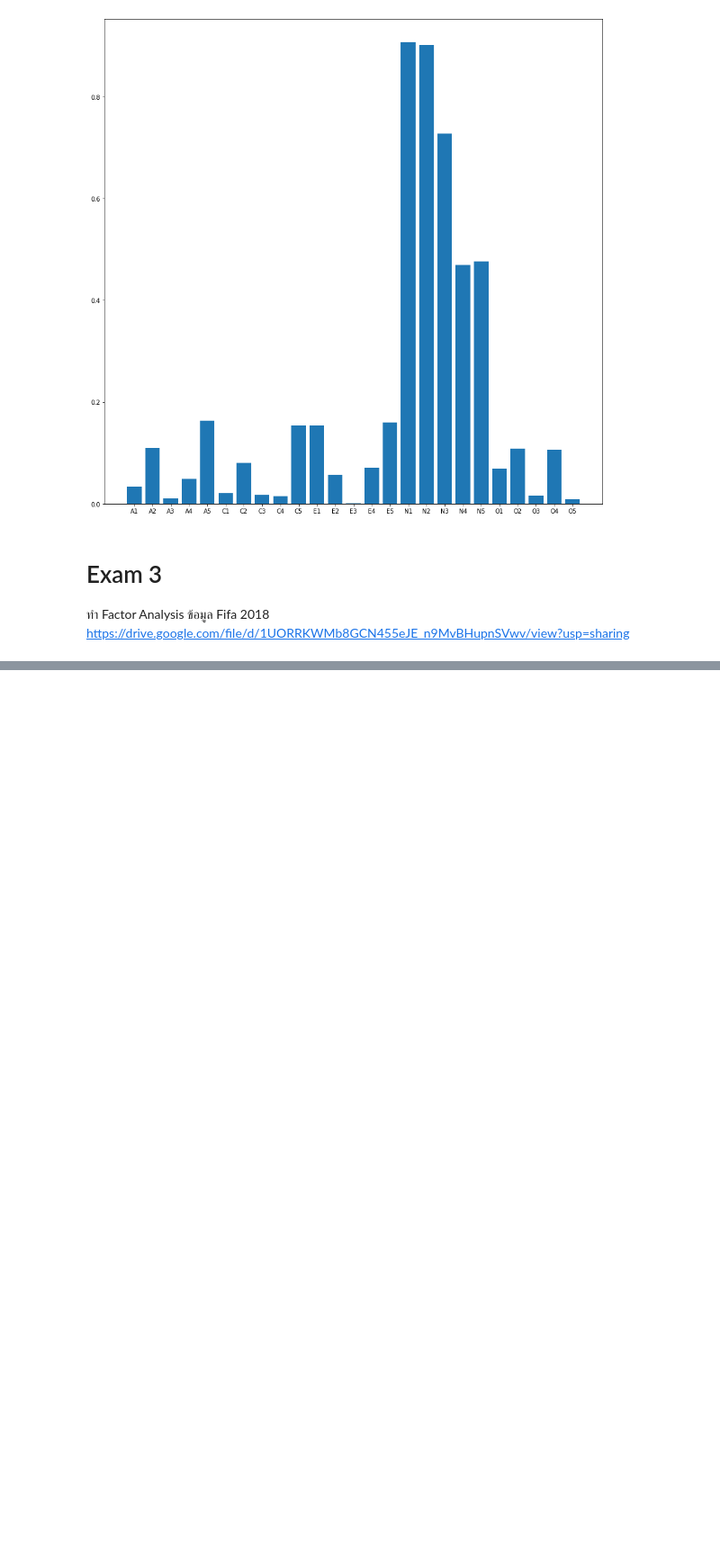
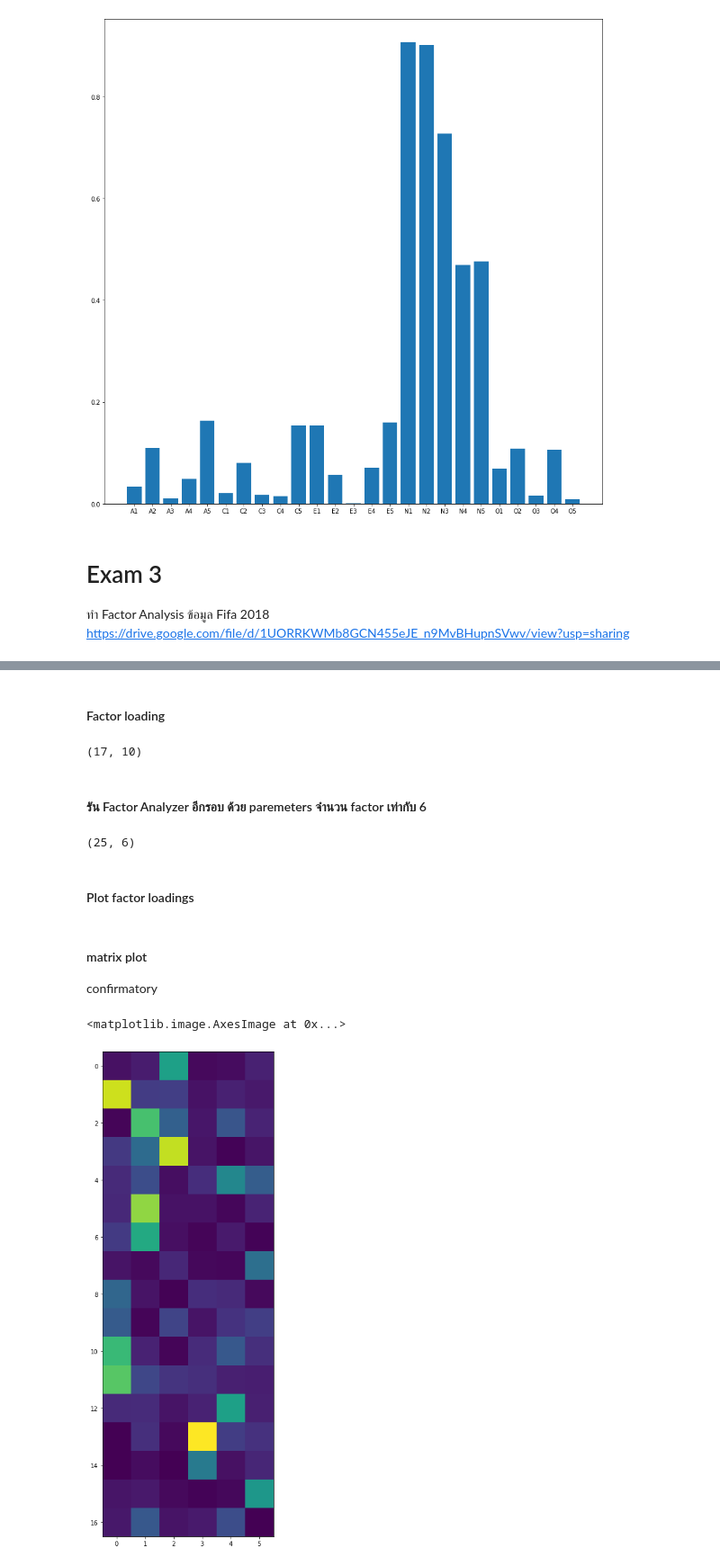
Before and after one commit to Jiraporn-klobrat/multivariate-, a Jupyter notebook: Chapter_5_Factor_Analysis.ipynb, the cells around one changed output, grey strips where cells are left out. Shown at 90% size. Cells and saved outputs as stored; diff of their text form; code cells hidden in the pictures; blank space fills up the shorter version.

```diff
--- a/Chapter_5_Factor_Analysis.ipynb
+++ b/Chapter_5_Factor_Analysis.ipynb
@@ -259,0 +285,3 @@ https://drive.google.com/file/d/1UORRKWMb8GCN455eJE_n9MvBHupnSVwv/view?usp=shari
+# %%
+exam3 = pd.read_csv('/content/FIFA 2018 Statistics.csv')   # นำเข้าไฟล์ csv หรือแปะลิ้งเส้นทางข้อมูลที่ต้องการ
+exam3
@@ -259,0 +411,18 @@ https://drive.google.com/file/d/1UORRKWMb8GCN455eJE_n9MvBHupnSVwv/view?usp=shari
+# %% [markdown]
+#### Factor loading
+# %%
+exam3_fa.loadings_.shape
+# %% [output]
+(17, 10)
+# %% [markdown]
+#### รัน Factor Analyzer อีกรอบ ด้วย paremeters จำนวน factor เท่ากับ 6
+# %%
+from factor_analyzer import FactorAnalyzer
+exam3_fa2 = FactorAnalyzer(n_factors=6)
+data_exam3_fa = exam3_fa2.fit_transform(exam3_drop)
+# %%
+fa2.loadings_.shape     #ดูขนาดของข้อมูล
+# %% [output]
+(25, 6)
+# %% [markdown]
+#### Plot factor loadings
@@ -259,0 +433,9 @@ https://drive.google.com/file/d/1UORRKWMb8GCN455eJE_n9MvBHupnSVwv/view?usp=shari
+# %% [markdown]
+#### matrix plot
+confirmatory
+# %%
+matplotlib.rcParams['figure.figsize']=[15,15]         # กราฟมี  4 จุด คือ [1,0] , [3,2] , [5,1] , [13,3]
+plt.imshow(np.absolute(exam3_fa2.loadings_))
+# %% [output]
+<matplotlib.image.AxesImage at 0x...>
+[figure, added]
```
Also changed, not shown: parts of 38 cells of this notebook.
